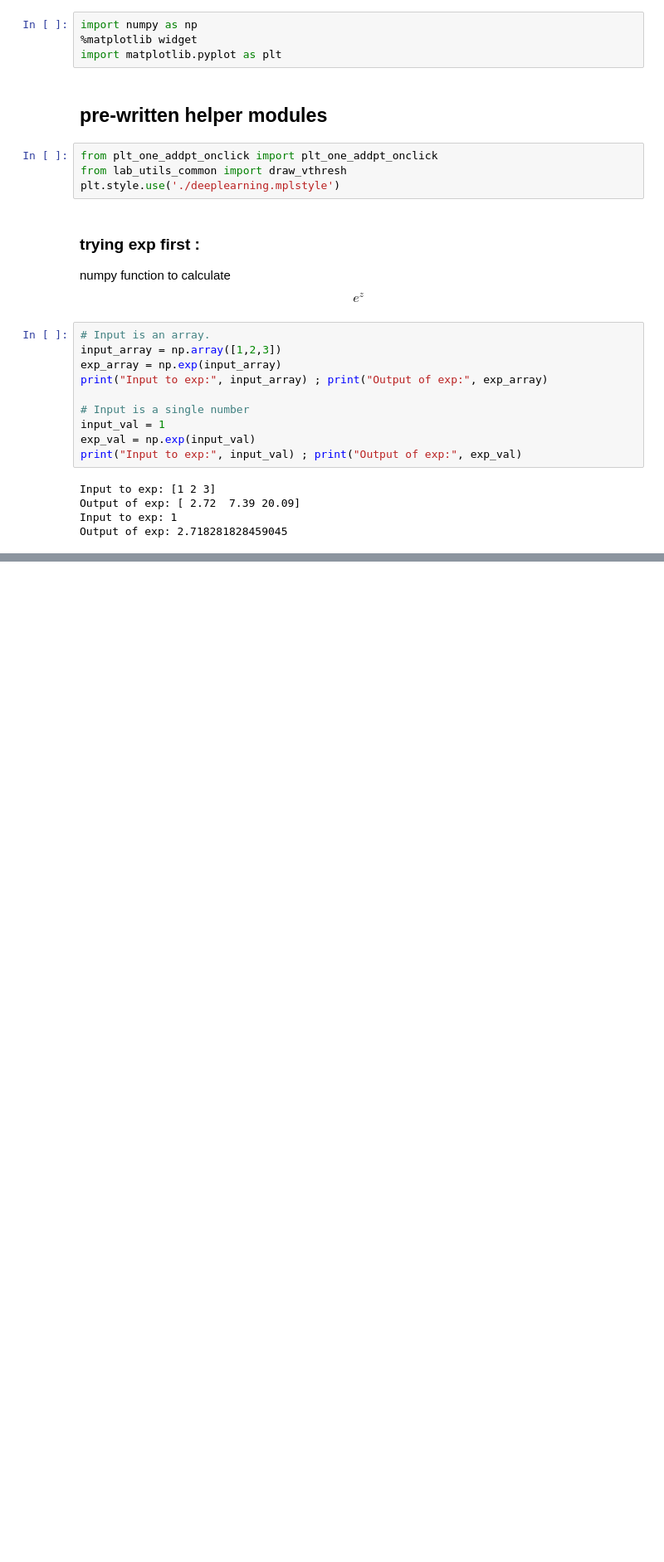
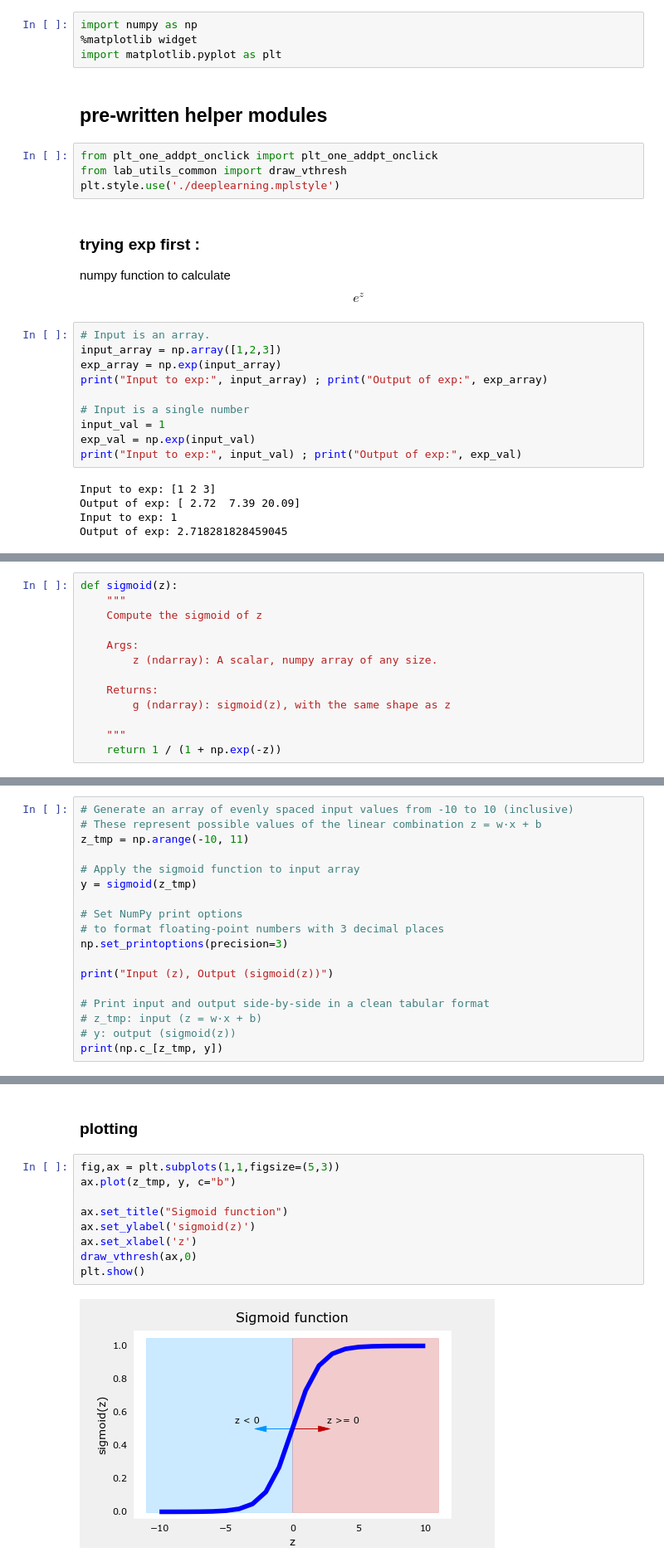
Before and after one commit to hiba77moh/logistic-regression--binary-classification-, a Jupyter notebook: 1-Sigmoid function and logistic regression.ipynb, the cells around one changed output, grey strips where cells are left out. Shown: that part at 83% size. Drawn from its saved outputs; the diff is of its cells as text; blank space fills up the shorter version.

Commit message:
sigmoid function

```diff
--- a/1-Sigmoid function and logistic regression.ipynb
+++ b/1-Sigmoid function and logistic regression.ipynb
@@ -30,0 +40,13 @@ Output of exp: 2.718281828459045
+# %%
+def sigmoid(z):
+    """
+    Compute the sigmoid of z
+
+    Args:
+        z (ndarray): A scalar, numpy array of any size.
+
+    Returns:
+        g (ndarray): sigmoid(z), with the same shape as z
+
+    """
+    return 1 / (1 + np.exp(-z))
@@ -30,0 +58,18 @@ Output of exp: 2.718281828459045
+# %%
+# Generate an array of evenly spaced input values from -10 to 10 (inclusive)
+# These represent possible values of the linear combination z = w·x + b
+z_tmp = np.arange(-10, 11)
+
+# Apply the sigmoid function to input array
+y = sigmoid(z_tmp)
+
+# Set NumPy print options
+# to format floating-point numbers with 3 decimal places
+np.set_printoptions(precision=3)
+
+print("Input (z), Output (sigmoid(z))")
+
+# Print input and output side-by-side in a clean tabular format
+# z_tmp: input (z = w·x + b)
+# y: output (sigmoid(z))
+print(np.c_[z_tmp, y])
@@ -30,0 +94,13 @@ Output of exp: 2.718281828459045
+# %% [markdown]
+### plotting
+# %%
+fig,ax = plt.subplots(1,1,figsize=(5,3))
+ax.plot(z_tmp, y, c="b")
+
+ax.set_title("Sigmoid function")
+ax.set_ylabel('sigmoid(z)')
+ax.set_xlabel('z')
+draw_vthresh(ax,0)
+plt.show()
+# %% [output]
+[figure, added]
```
Also changed, not shown: parts of 4 cells of this notebook.
